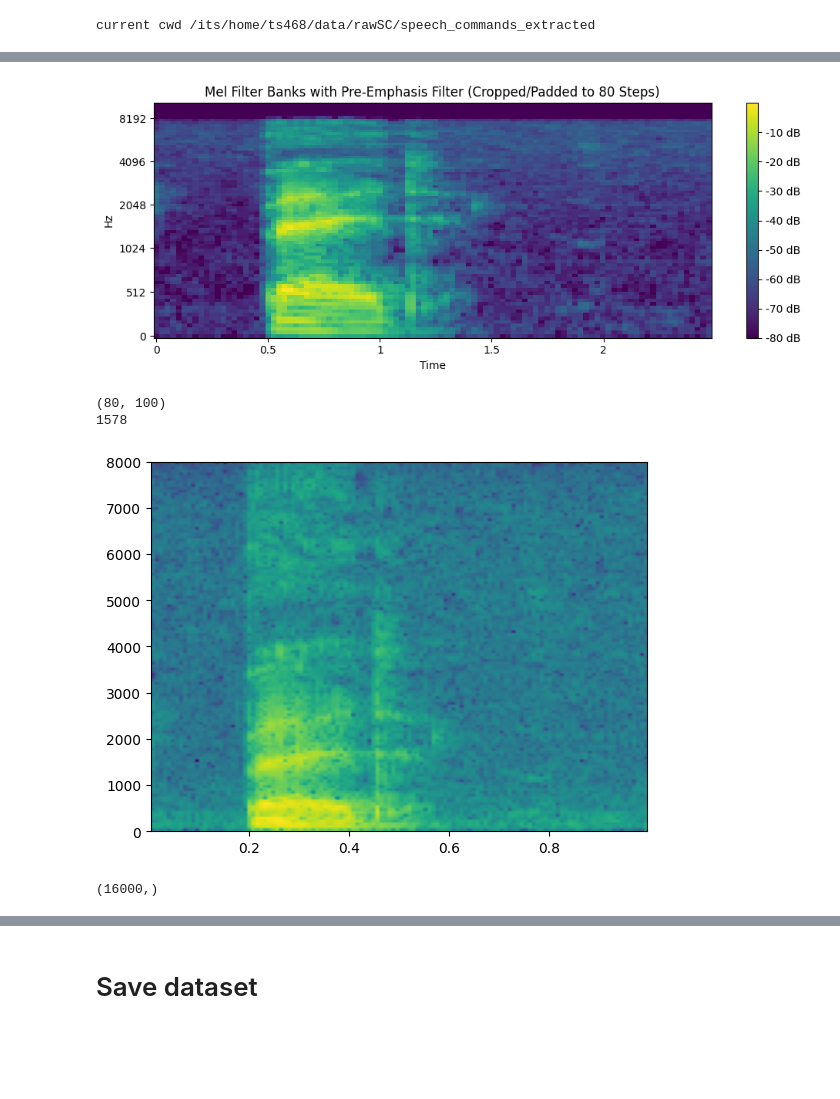
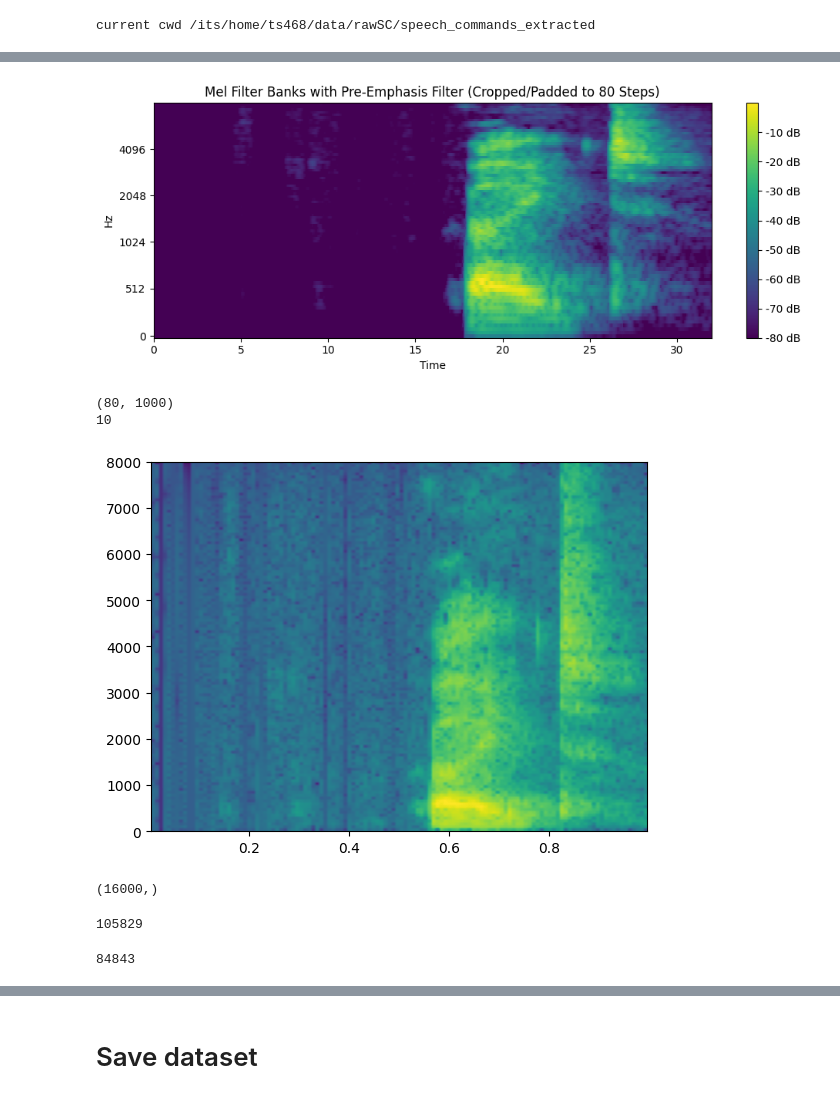
Before and after one commit to thomasshoesmith/Intel-Neuromorphic-Research-Project, a Jupyter notebook: mel-spectrogram encoding/GSC_mel_spectrogram_encoder_v4.ipynb, the cells around one changed output, grey strips where cells are left out. Cells and saved outputs as stored; diff of their text form; code cells hidden in the pictures; blank space fills up the shorter version.

```diff
--- a/mel-spectrogram encoding/GSC_mel_spectrogram_encoder_v4.ipynb
+++ b/mel-spectrogram encoding/GSC_mel_spectrogram_encoder_v4.ipynb
@@ -82,10 +88,16 @@ classes_and_labels = {}
 
 for i, c in enumerate(classes):
     classes_and_labels[c] = i
+# %%
+target_steps = 1000
+num_bands = 80
 # %%
-def to_mel_spectrogram(file_name, display = False):
+def to_mel_spectrogram(file_name,
+                       display = False,
+                       target_steps = 100,
+                       num_bands = 80):
 
-    audio, sr = librosa.load(file_name, sr = 20510, mono=True)
+    audio, sr = librosa.load(file_name, sr = 16000, mono=True)
 
     # Apply pre-emphasis filter
     pre_emphasis = 0.95
@@ -93,7 +105,7 @@ def to_mel_spectrogram(file_name, display = False):
 
     # Define frame length and stride in samples
     frame_length = int(sr * 0.025)  # 25ms
-    hop_length = int(sr * 0.01)  # 10ms
+    hop_length = int(sr * 0.001)  # 10ms
 
     # Compute the power spectrum using a 512-point FFT
     fft_size = 512
@@ -107,10 +119,10 @@ def to_mel_spectrogram(file_name, display = False):
     mel_spec = np.dot(filter_banks, power_spectrum)
 
     # Crop or pad to 80 steps by repeating the last frame
-    target_steps = 100
+    target_steps = 1000
     current_steps = mel_spec.shape[1]
     if current_steps < target_steps:
-        padding = np.tile(mel_spec[:, -1:], (1, target_steps - current_steps))
+        padding = np.zeros((num_bands, target_steps - current_steps))
         mel_spec = np.hstack((mel_spec, padding))
     elif current_steps > target_steps:
         mel_spec = mel_spec[:, :target_steps]
@@ -134,19 +156,19 @@ def to_mel_spectrogram(file_name, display = False):
 # %%
 # Visualise the output of the mel encoding
-rnd_val = 1578#np.random.randint(0, len(test_files))
+rnd_val = 10#np.random.randint(0, len(test_files))
 test_image = test_files[rnd_val]
 to_mel_spectrogram(test_image, True)
 print(rnd_val)
 # Visualise the same input but on soecgram (visual check)
 data, samplerate = sf.read(test_image)
 Pxx, freqs, bins, im = plt.specgram(data, Fs=samplerate)
 plt.show()
 print(data.shape)
 # %% [output]
-[figure, old version]
+[figure, new version]
-(80, 100)
-1578
+(80, 1000)
+10
-[figure, old version]
+[figure, new version]
 (16000,)
 # %%
 # Get all files to loop through
@@ -157,3 +179,11 @@ for folder in list(set(folders) - set(exception)):
     files_in_folder = os.listdir(folder)
     for sound_file in files_in_folder:
         all_files.append(folder + "/" + sound_file)
+# %%
+len(all_files)
+# %% [output]
+105829
+# %%
+len(all_files) - (len(test_files) + len(validation_files))
+# %% [output]
+84843
```
Also changed, not shown: parts of 15 cells of this notebook, 47 other files.
